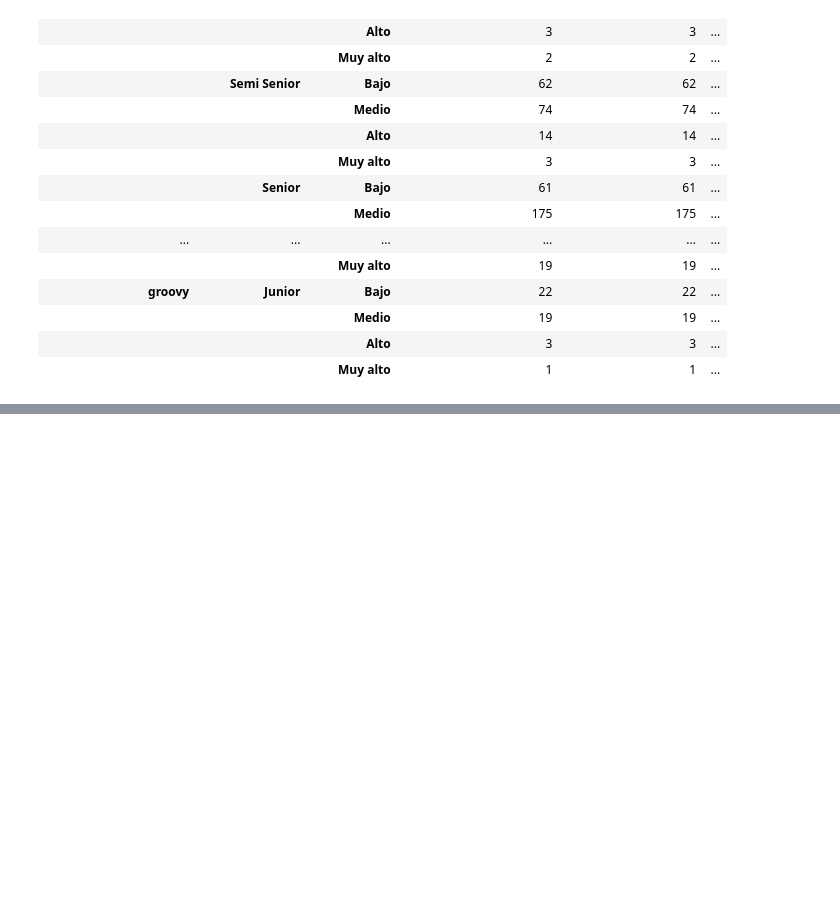
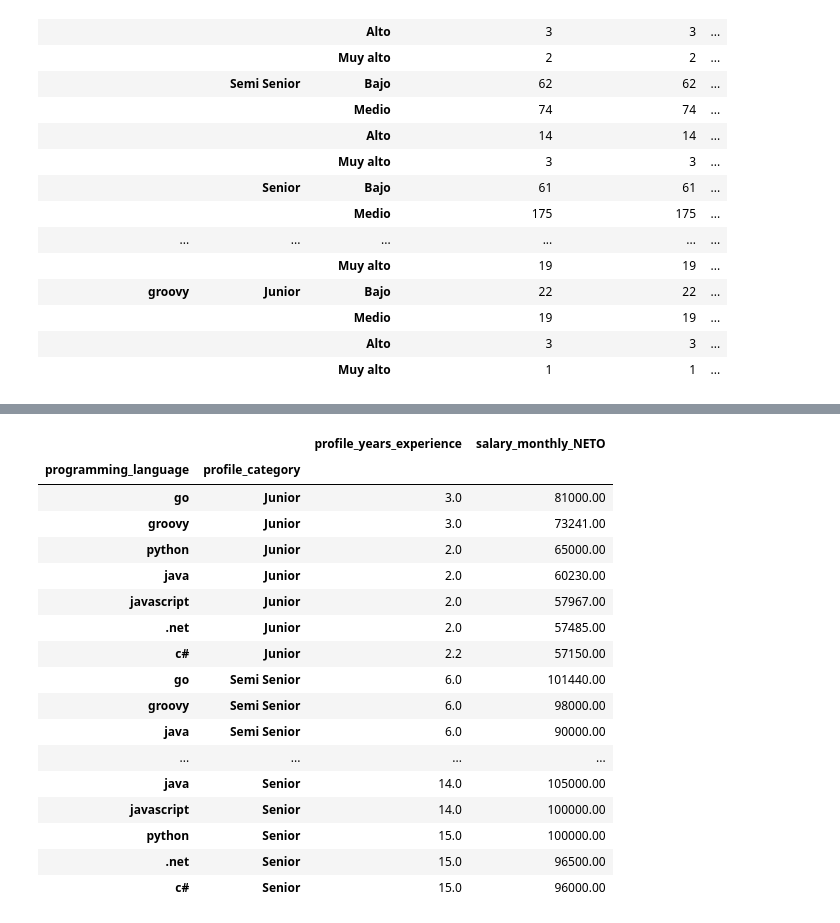
Before and after one commit to DiploDatosGrupo14/AnalisisyVisualizacion, a Jupyter notebook: Ejercicio 1.ipynb, the cells around one changed output, grey strips where cells are left out. Cells and saved outputs as stored; diff of their text form; code cells hidden in the pictures; blank space fills up the shorter version.

```diff
--- a/Ejercicio 1.ipynb
+++ b/Ejercicio 1.ipynb
@@ -341,0 +382,26 @@ small_dataframe.groupby(['programming_language', 'profile_category', 'salary_ran
+# %%
+results = small_dataframe.groupby(['programming_language', 'profile_category']).median()[:40]
+results.sort_values(by=['profile_category', 'salary_monthly_NETO'], ascending=[True, False])
+
+#for index, profile_category in enumerate(["Junior", "Semi Senior", "Senior"]):
+#    print("Ranking de {}".format(profile_category))
+#    results.
+# %% [output]
+|  |  | profile_years_experience | salary_monthly_NETO |
+| programming_language | profile_category |  |  |
+| go | Junior | 3.0 | 81000.00 |
+| groovy | Junior | 3.0 | 73241.00 |
+| python | Junior | 2.0 | 65000.00 |
+| java | Junior | 2.0 | 60230.00 |
+| javascript | Junior | 2.0 | 57967.00 |
+| .net | Junior | 2.0 | 57485.00 |
+| c# | Junior | 2.2 | 57150.00 |
+| go | Semi Senior | 6.0 | 101440.00 |
+| groovy | Semi Senior | 6.0 | 98000.00 |
+| java | Semi Senior | 6.0 | 90000.00 |
+| ... | ... | ... | ... |
+| java | Senior | 14.0 | 105000.00 |
+| javascript | Senior | 14.0 | 100000.00 |
+| python | Senior | 15.0 | 100000.00 |
+| .net | Senior | 15.0 | 96500.00 |
+| c# | Senior | 15.0 | 96000.00 |
```
Also changed, not shown: parts of 8 cells of this notebook.
